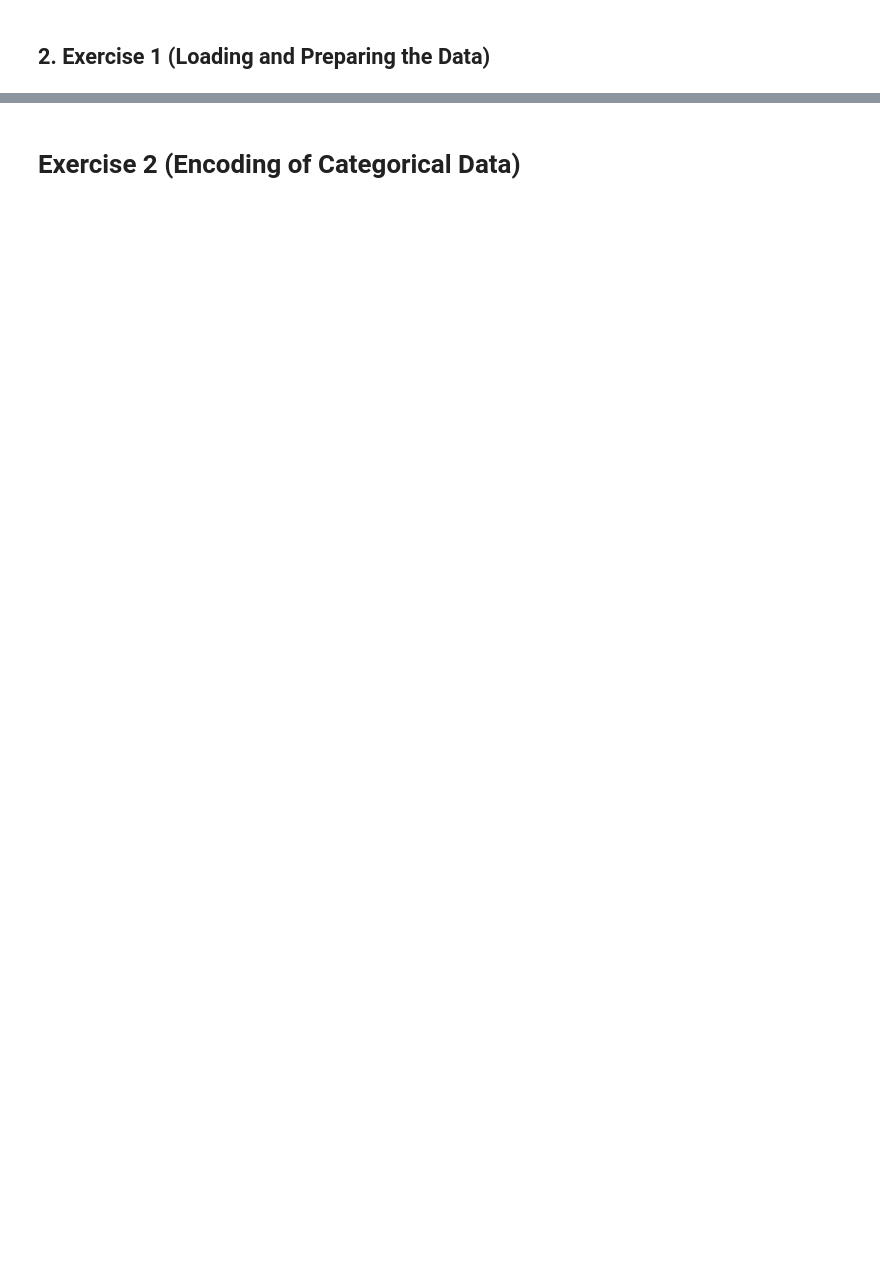
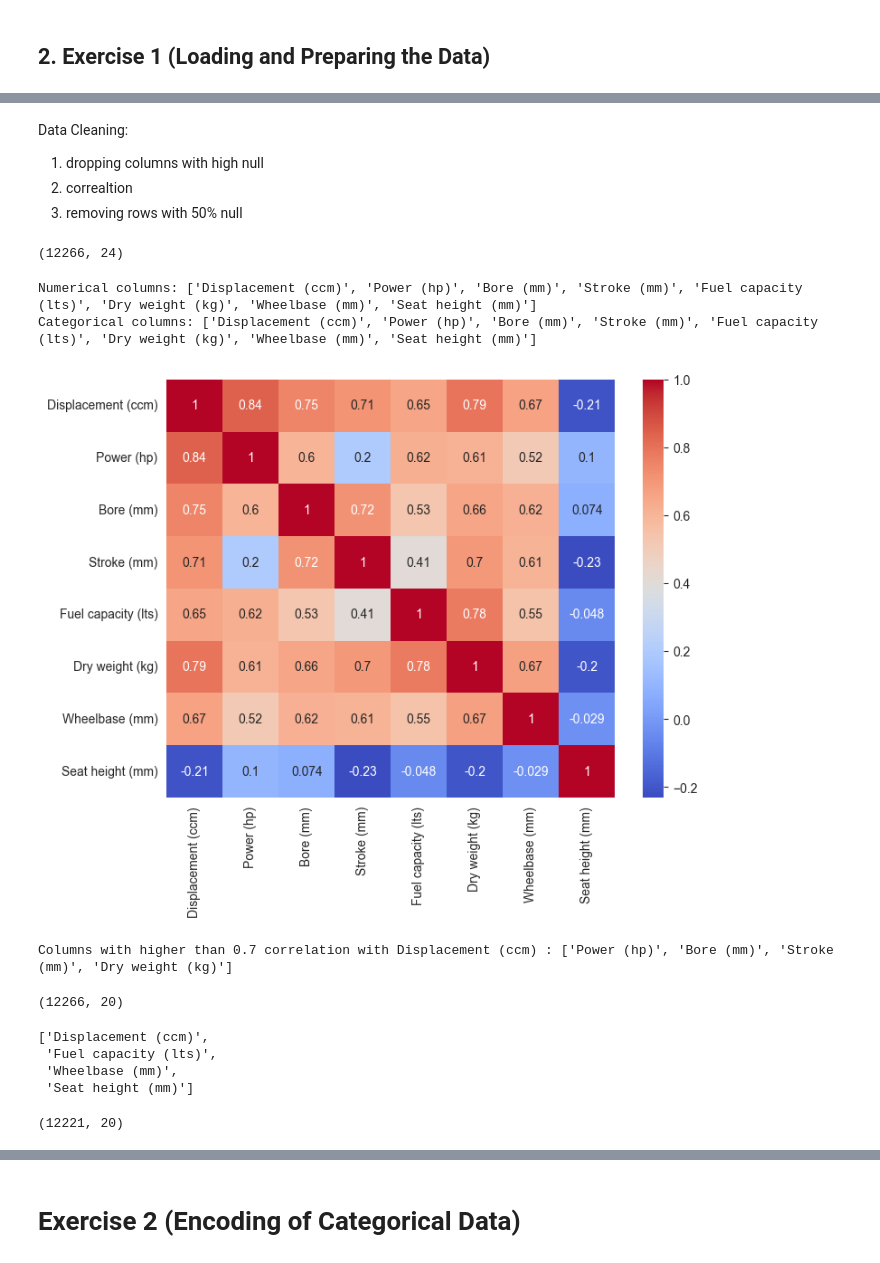
Before and after one commit to Sepehr-A/CLA_Project, a Jupyter notebook: PCA_HW/PCA_HW.ipynb, the cells around one changed output, grey strips where cells are left out. Saved outputs shown, nothing was run; the diff lists cells and outputs as text; code cells hidden in the pictures; blank space fills up the shorter version.

```diff
--- a/PCA_HW/PCA_HW.ipynb
+++ b/PCA_HW/PCA_HW.ipynb
@@ -71,0 +77,70 @@ dtype: int64
+# %% [markdown]
+Data Cleaning:
+1) dropping columns with high null
+2) correaltion
+3) removing rows with 50% null
+# %%
+# 01
+workdf.drop(columns=['Torque (Nm)'],inplace=True)
+features.remove('Torque (Nm)')
+workdf.shape
+# %% [output]
+(12266, 24)
+# %%
+categorical_columns_list=[clmn for clmn in workdf.columns if workdf[clmn].dtype == 'object' and clmn not in labels]
+numerical_columns_list=[clmn for clmn in workdf.columns if clmn not in categorical_columns_list and clmn not in labels]
+
+print(f"Numerical columns: {numerical_columns_list}")
+print(f"Categorical columns: {numerical_columns_list}")
+# %% [output]
+Numerical columns: ['Displacement (ccm)', 'Power (hp)', 'Bore (mm)', 'Stroke (mm)', 'Fuel capacity (lts)', 'Dry weight (kg)', 'Wheelbase (mm)', 'Seat height (mm)']
+Categorical columns: ['Displacement (ccm)', 'Power (hp)', 'Bore (mm)', 'Stroke (mm)', 'Fuel capacity (lts)', 'Dry weight (kg)', 'Wheelbase (mm)', 'Seat height (mm)']
+# %%
+correlation_matrix=workdf[numerical_columns_list].corr()
+# Create a heatmap
+plt.figure(figsize=(8, 6))
+sns.heatmap(correlation_matrix, annot=True, cmap='coolwarm')
+
+# Display the heatmap
+plt.show()
+# workdf[numerical_columns_list].head()
+# %% [output]
+[figure, added]
+# %%
+# Set a correlation threshold
+correlation_threshold = 0.7
+
+# Set the specific column of interest
+specific_column = "Displacement (ccm)"
+# correlated_columns=set()
+# for i in range(len(correlation_matrix.columns)):
+#     for j in range(i):
+#         if abs(correlation_matrix.iloc[i, j]) > correlation_threshold:
+#             colname_i = correlation_matrix.columns[i]
+#             colname_j = correlation_matrix.columns[j]
+
+#             print(colname_i," - ",colname_j," : ",correlation_matrix.iloc[i, j])
+#             print("----------")
+
+#             correlated_columns.add(colname_i)
+#             correlated_columns.add(colname_j)
+# Identify highly correlated columns to the specific column
+highly_correlated_columns = correlation_matrix[specific_column][(abs(correlation_matrix[specific_column]) > correlation_threshold) & (correlation_matrix[specific_column].index != specific_column)].index.tolist()
+print(f'Columns with higher than {correlation_threshold} correlation with {specific_column} : {highly_correlated_columns}')
+
+numerical_columns_list = list(filter(lambda i: i not in highly_correlated_columns, numerical_columns_list))
+
+features = list(filter(lambda i: i not in highly_correlated_columns, features))
+# Drop the highly correlated columns
+workdf_dropped = workdf.drop(highly_correlated_columns, axis=1)
+workdf_dropped.shape
+# %% [output]
+Columns with higher than 0.7 correlation with Displacement (ccm) : ['Power (hp)', 'Bore (mm)', 'Stroke (mm)', 'Dry weight (kg)']
+(12266, 20)
+# %%
+numerical_columns_list
+# %% [output]
+['Displacement (ccm)',
+ 'Fuel capacity (lts)',
+ 'Wheelbase (mm)',
+ 'Seat height (mm)']
@@ -71,0 +151,4 @@ dtype: int64
+# %%
+workdf_dropped.shape
+# %% [output]
+(12221, 20)
```
Also changed, not shown: parts of 21 cells of this notebook, 2 other files.
